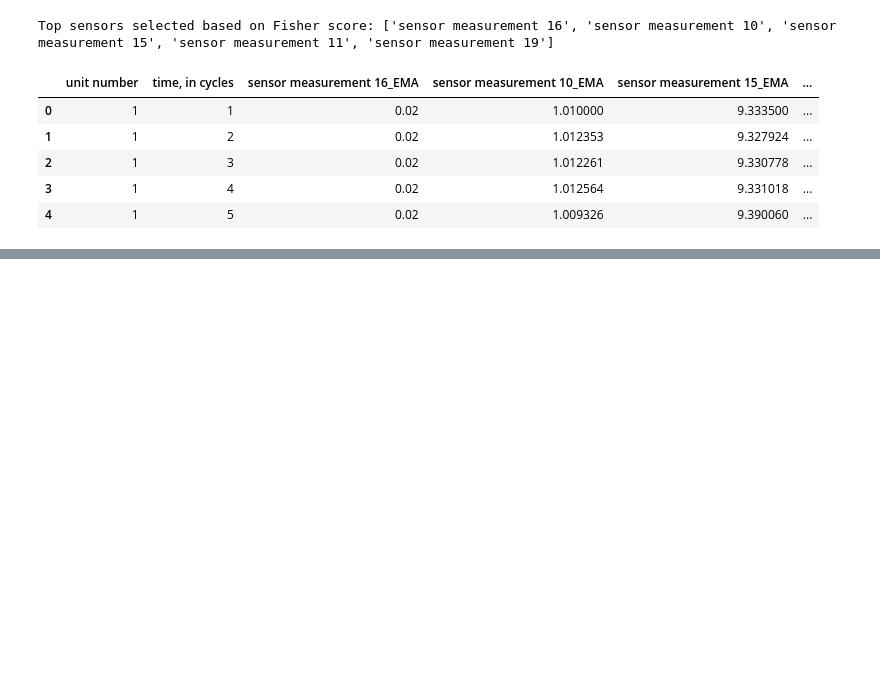
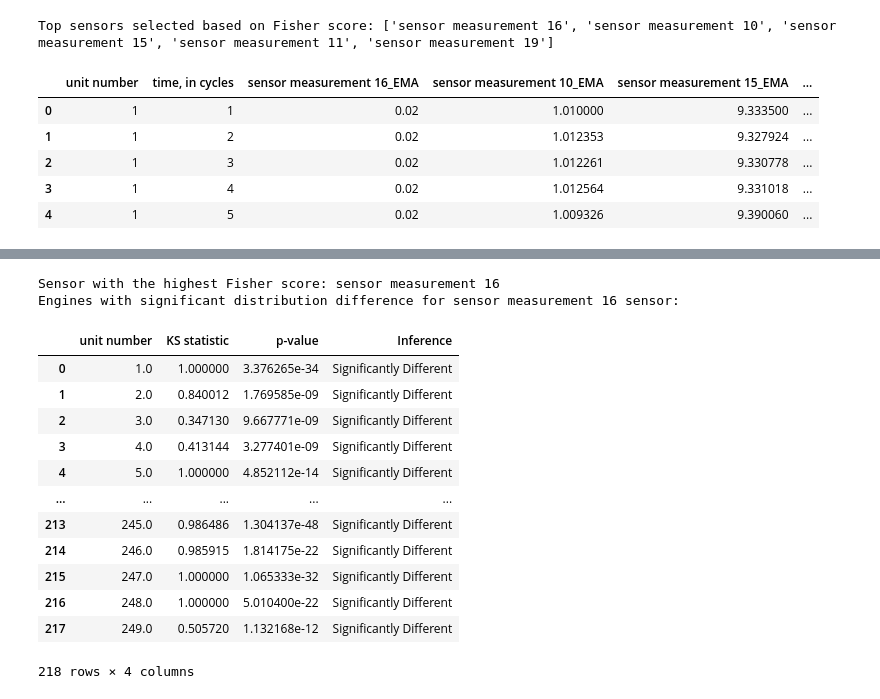
Before and after one commit to Soumyabrata111/CMAPSS-Jet-Engine-Simulated-Data-Augmentation, a Jupyter notebook: statistical_analysis_v5.ipynb, the cells around one changed output, grey strips where cells are left out. Drawn from its saved outputs; the diff is of its cells as text; code cells hidden in the pictures; blank space fills up the shorter version.

```diff
--- a/statistical_analysis_v5.ipynb
+++ b/statistical_analysis_v5.ipynb
@@ -236,0 +200,48 @@ Engine 249 meets the condition first at cycle 74.
+# %%
+# Identify the sensor with the highest Fisher score
+highest_fisher_sensor = max(fisher_scores, key=fisher_scores.get)
+print(f"Sensor with the highest Fisher score: {highest_fisher_sensor}")
+
+# Create a DataFrame to store engines where the distribution is significantly different for the highest Fisher score sensor
+significant_engines = []
+
+for _, row in ks_test_results_df.iterrows():
+    # Extract KS statistic and p-value for the sensor with the highest Fisher score
+    ks_statistic = row[f'{highest_fisher_sensor}_KS_statistic']
+    p_value = row[f'{highest_fisher_sensor}_p_value']
+    engine_id = row['unit number']
+
+    # Check if the distribution is significantly different (p-value < 0.05)
+    if pd.notnull(p_value) and p_value < 0.05:
+        significant_engines.append({
+            'unit number': engine_id,
+            'KS statistic': ks_statistic,
+            'p-value': p_value,
+            'Inference': 'Significantly Different' if p_value < 0.05 else 'Not Significantly Different'
+        })
+
+# Convert significant engines list to a DataFrame
+significant_engines_df = pd.DataFrame(significant_engines)
+
+# Save the significant results DataFrame to a CSV file
+significant_engines_df.to_csv(f'significant_engines_{highest_fisher_sensor}.csv', index=False)
+
+# Display summary
+print(f"Engines with significant distribution difference for {highest_fisher_sensor} sensor:")
+significant_engines_df
+# %% [output]
+Sensor with the highest Fisher score: sensor measurement 16
+Engines with significant distribution difference for sensor measurement 16 sensor:
+|  | unit number | KS statistic | p-value | Inference |
+| 0 | 1.0 | 1.000000 | 3.376265e-34 | Significantly Different |
+| 1 | 2.0 | 0.840012 | 1.769585e-09 | Significantly Different |
+| 2 | 3.0 | 0.347130 | 9.667771e-09 | Significantly Different |
+| 3 | 4.0 | 0.413144 | 3.277401e-09 | Significantly Different |
+| 4 | 5.0 | 1.000000 | 4.852112e-14 | Significantly Different |
+| ... | ... | ... | ... | ... |
+| 213 | 245.0 | 0.986486 | 1.304137e-48 | Significantly Different |
+| 214 | 246.0 | 0.985915 | 1.814175e-22 | Significantly Different |
+| 215 | 247.0 | 1.000000 | 1.065333e-32 | Significantly Different |
+| 216 | 248.0 | 1.000000 | 5.010400e-22 | Significantly Different |
+| 217 | 249.0 | 0.505720 | 1.132168e-12 | Significantly Different |
+218 rows × 4 columns
```
Also changed, not shown: parts of 3 cells of this notebook.
